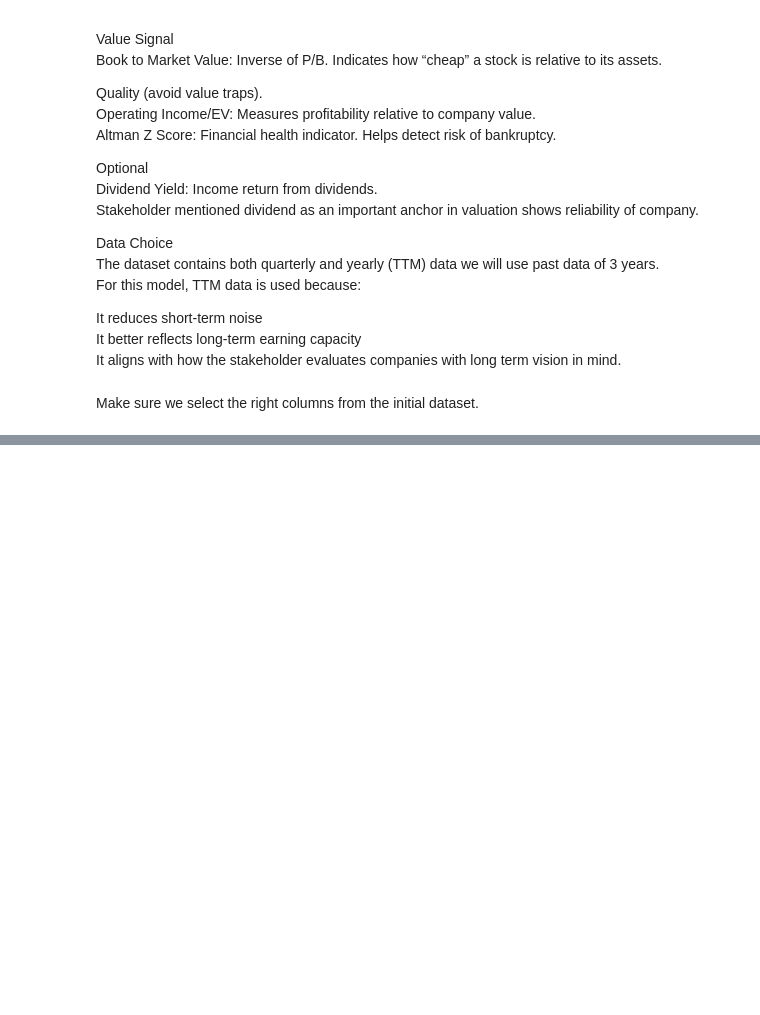
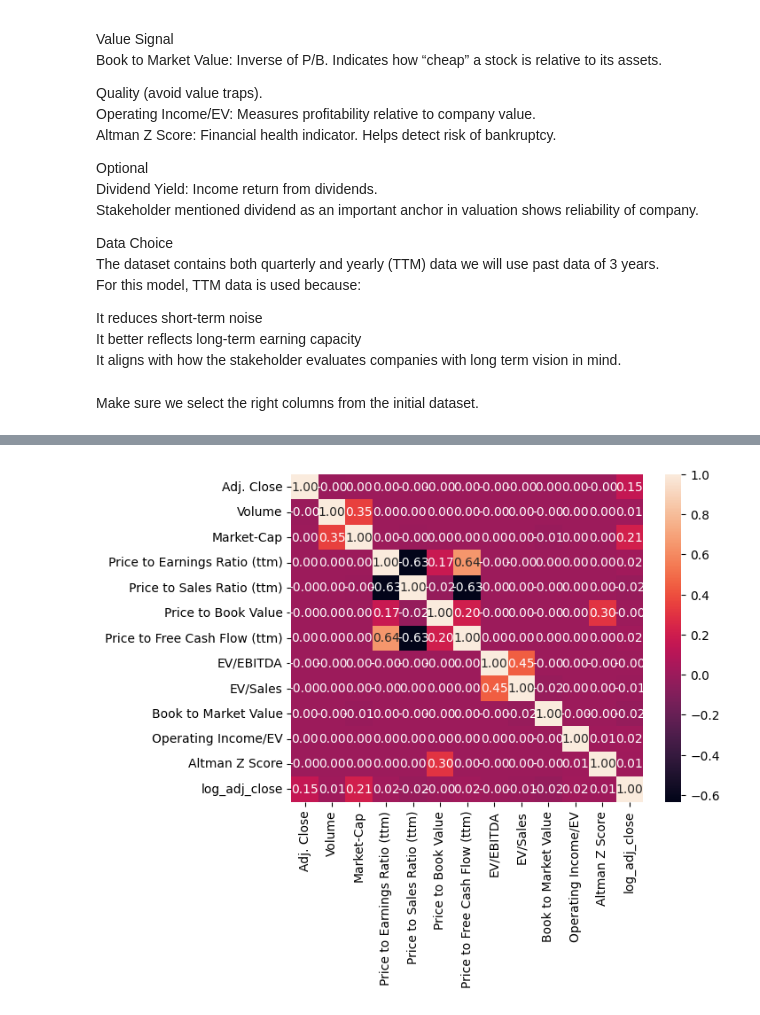
Before and after one commit to ayoub-lafhailat/Value-Investing, a Jupyter notebook: Models/Baseline.ipynb, the cells around one changed output, grey strips where cells are left out. Drawn from its saved outputs; the diff is of its cells as text; code cells hidden in the pictures; blank space fills up the shorter version.

```diff
--- a/Models/Baseline.ipynb
+++ b/Models/Baseline.ipynb
@@ -165,0 +183,21 @@ plot = df.hist(column="Adj. Close")
+# %%
+ratio_cols = [
+    "Price to Earnings Ratio (ttm)",
+    "Price to Sales Ratio (ttm)",
+    "Price to Book Value",
+    "Price to Free Cash Flow (ttm)",
+    "EV/EBITDA",
+    "EV/Sales",
+    "Book to Market Value",
+    "Operating Income/EV",
+    "Altman Z Score",
+    "Dividend Yield"
+]
+
+ticker_quality = (
+    df.groupby("Ticker")[ratio_cols]
+      .apply(lambda x: x.notna().mean().mean())
+      .sort_values(ascending=False)
+)
+
+print(ticker_quality)
@@ -165,0 +264,7 @@ plot = df.hist(column="Adj. Close")
+# %%
+good_tickers = ticker_quality[ticker_quality >= 0.90].index
+
+df_good = df[df["Ticker"].isin(good_tickers)]
+
+print("Companies:", df_good["Ticker"].nunique())
+print("Rows:", len(df_good))
@@ -165,0 +299,8 @@ plot = df.hist(column="Adj. Close")
+# %%
+company_df = df_good.groupby("Ticker").last()
+df_good = df_good.drop(columns=["Date", "Ticker","Dividend Yield"])
+
+
+corr = company_df.corr(numeric_only=True)["Adj. Close"]
+
+print(corr.sort_values())
@@ -165,0 +341,5 @@ plot = df.hist(column="Adj. Close")
+# %%
+correlations = df_good.corr()
+plot = seaborn.heatmap(correlations, cbar=True, annot=True, fmt=".2f")
+# %% [output]
+[figure, added]
```
Also changed, not shown: parts of 41 cells of this notebook, 2 other files.
